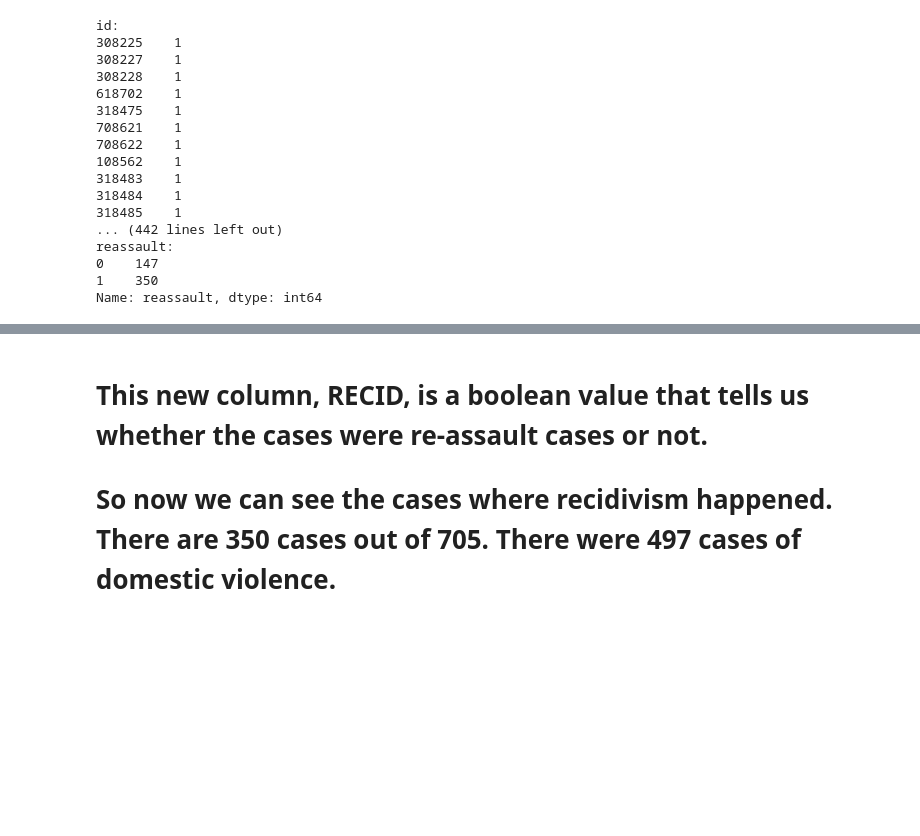
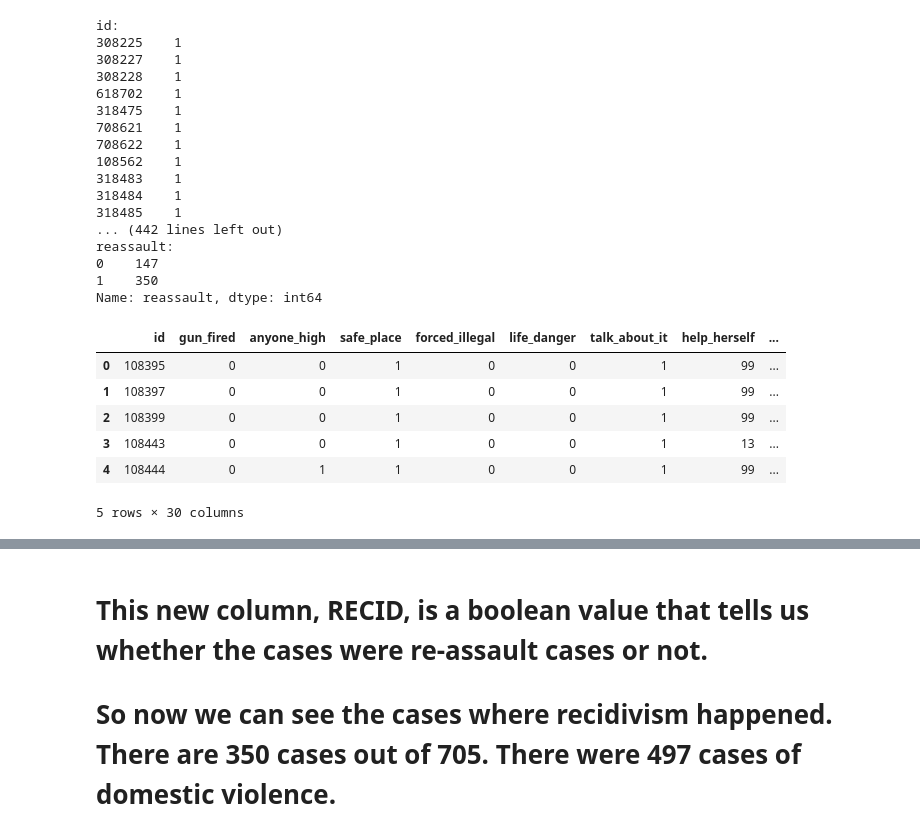
Before and after one commit to codeup-capstone-one/domestic-violence, a Jupyter notebook: jesse_dvproject_phase2.ipynb, the cells around one changed output, grey strips where cells are left out. Saved outputs shown, nothing was run; the diff lists cells and outputs as text; code cells hidden in the pictures; blank space fills up the shorter version.

```diff
--- a/jesse_dvproject_phase2.ipynb
+++ b/jesse_dvproject_phase2.ipynb
@@ -232,0 +235,10 @@ Name: reassault, dtype: int64
+# %%
+dfb.head()
+# %% [output]
+|  | id | gun_fired | anyone_high | safe_place | forced_illegal | life_danger | talk_about_it | help_herself | ... |
+| 0 | 108395 | 0 | 0 | 1 | 0 | 0 | 1 | 99 | ... |
+| 1 | 108397 | 0 | 0 | 1 | 0 | 0 | 1 | 99 | ... |
+| 2 | 108399 | 0 | 0 | 1 | 0 | 0 | 1 | 99 | ... |
+| 3 | 108443 | 0 | 0 | 1 | 0 | 0 | 1 | 13 | ... |
+| 4 | 108444 | 0 | 1 | 1 | 0 | 0 | 1 | 99 | ... |
+5 rows × 30 columns
```
Also changed, not shown: parts of 4 cells of this notebook.
